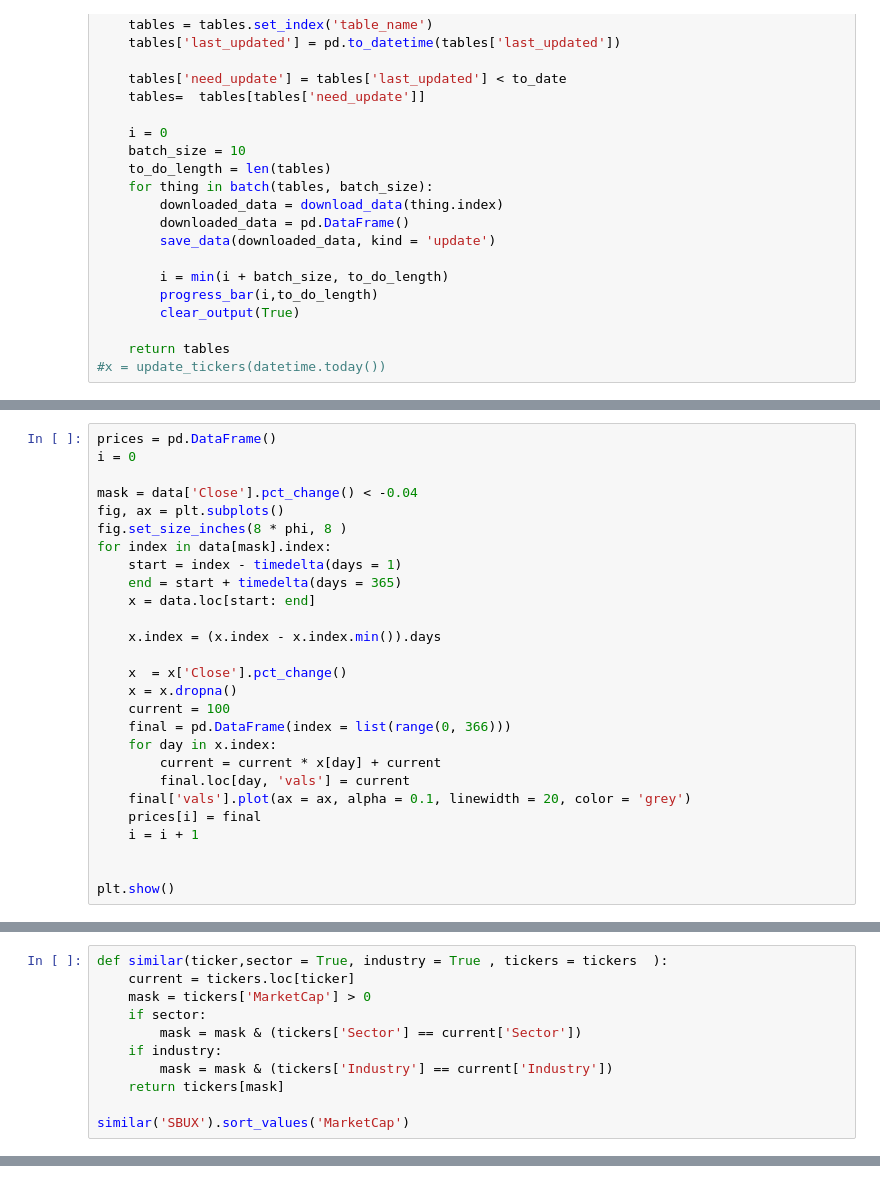
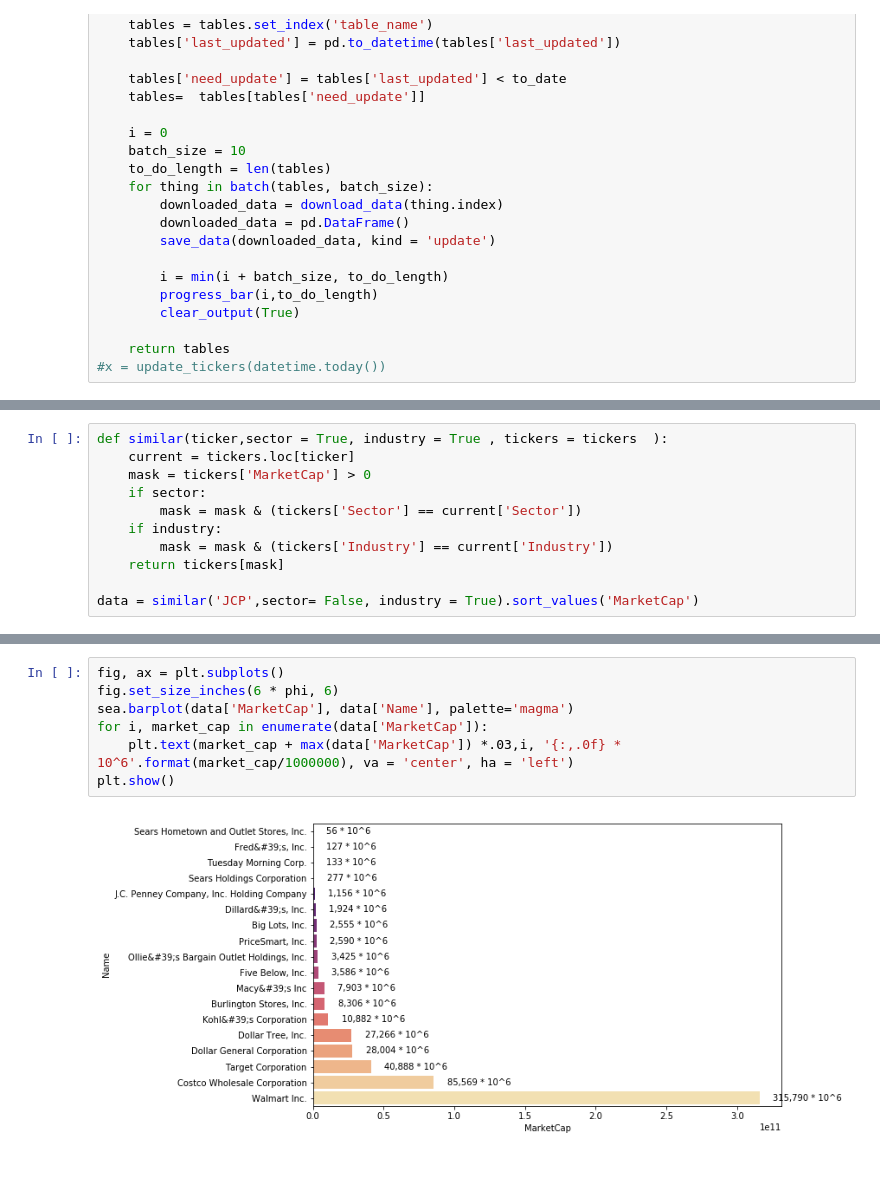
Before and after one commit to 2yan/the-half-deal, a Jupyter notebook: half_full.ipynb, the cells around one changed output, grey strips where cells are left out. Cells and saved outputs as stored; diff of their text form.

```diff
--- a/half_full.ipynb
+++ b/half_full.ipynb
@@ -170,27 +165,0 @@ Trying to Download: SBUX
-# %%
-prices = pd.DataFrame()
-i = 0
-
-mask = data['Close'].pct_change() < -0.04
-fig, ax = plt.subplots()
-fig.set_size_inches(8 * phi, 8 )
-for index in data[mask].index:
-    start = index - timedelta(days = 1)
-    end = start + timedelta(days = 365)
-    x = data.loc[start: end]
-
-    x.index = (x.index - x.index.min()).days
-
-    x  = x['Close'].pct_change()
-    x = x.dropna()
-    current = 100
-    final = pd.DataFrame(index = list(range(0, 366)))
-    for day in x.index:
-        current = current * x[day] + current
-        final.loc[day, 'vals'] = current
-    final['vals'].plot(ax = ax, alpha = 0.1, linewidth = 20, color = 'grey')
-    prices[i] = final
-    i = i + 1
-
-
-plt.show()
@@ -241,4 +186,4 @@ def similar(ticker,sector = True, industry = True , tickers = tickers  ):
         mask = mask & (tickers['Industry'] == current['Industry'])
     return tickers[mask]
 
-similar('SBUX').sort_values('MarketCap')
+data = similar('JCP',sector= False, industry = True).sort_values('MarketCap')
@@ -263,0 +190,9 @@ similar('SBUX').sort_values('MarketCap')
+# %%
+fig, ax = plt.subplots()
+fig.set_size_inches(6 * phi, 6)
+sea.barplot(data['MarketCap'], data['Name'], palette='magma')
+for i, market_cap in enumerate(data['MarketCap']):
+    plt.text(market_cap + max(data['MarketCap']) *.03,i, '{:,.0f} * 10^6'.format(market_cap/1000000), va = 'center', ha = 'left')
+plt.show()
+# %% [output]
+[figure, added]
```
Also changed, not shown: parts of 23 cells of this notebook.
